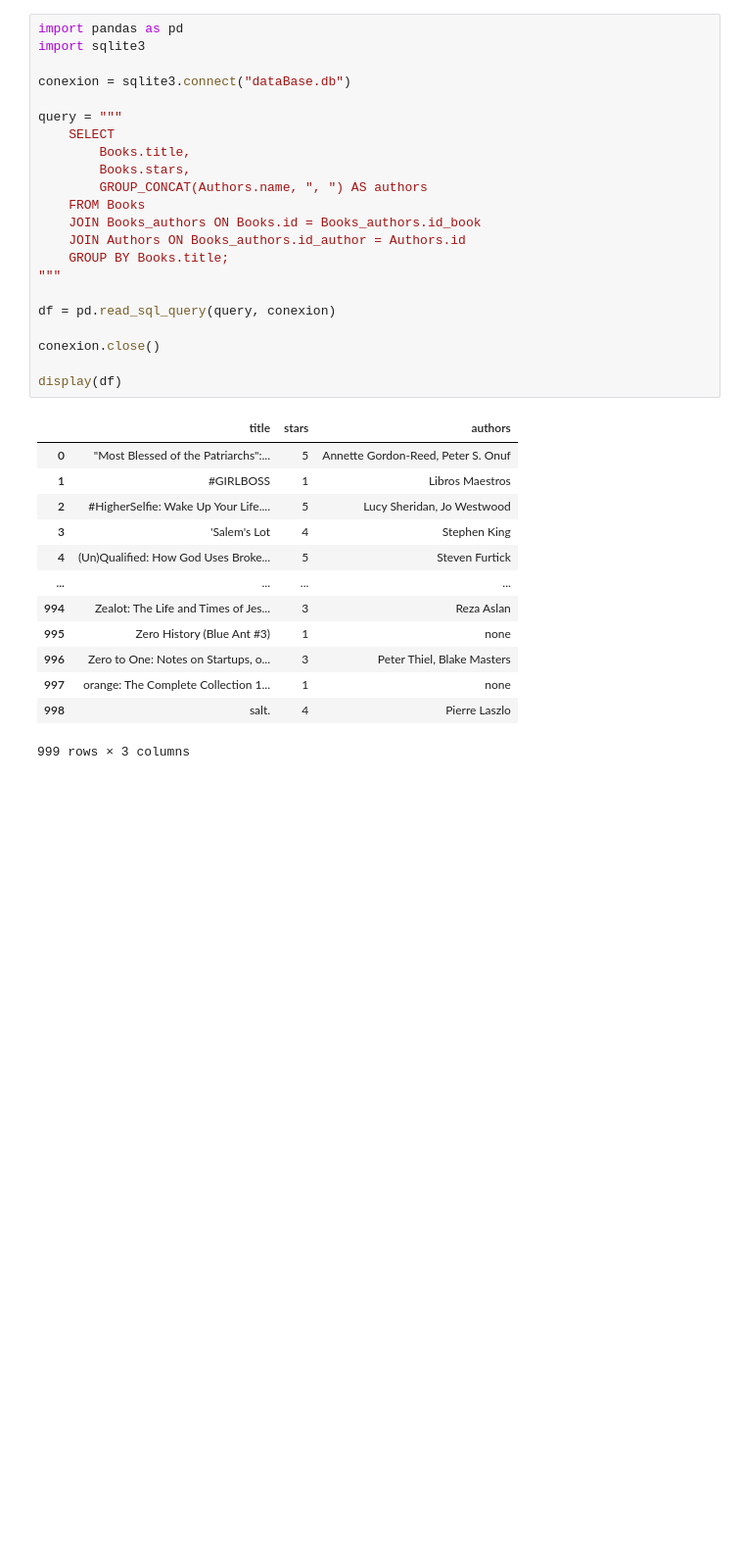
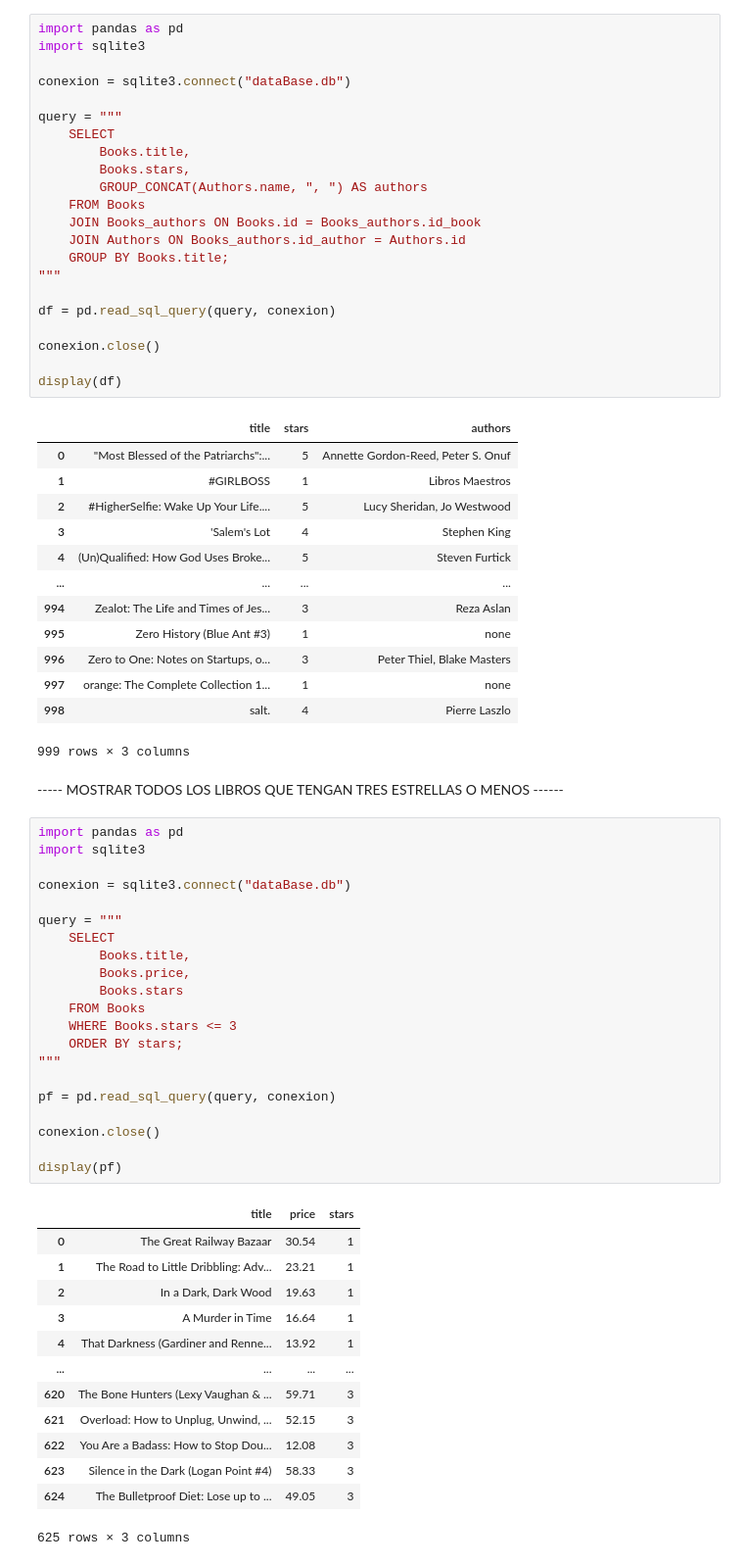
Before and after one commit to SadCloud03/challenge-4-scraper, a Jupyter notebook: scraper.ipynb, the cells around one changed output. Shown at 98% size. Cells and saved outputs as stored; diff of their text form; blank space fills up the shorter version.

```diff
--- a/scraper.ipynb
+++ b/scraper.ipynb
@@ -255,3 +257,40 @@ display(df)
 | 997 | orange: The Complete Collection 1... | 1 | none |
 | 998 | salt. | 4 | Pierre Laszlo |
 999 rows × 3 columns
+# %% [markdown]
+ ----- MOSTRAR TODOS LOS LIBROS QUE TENGAN TRES ESTRELLAS O MENOS ------
+# %%
+import pandas as pd
+import sqlite3
+
+conexion = sqlite3.connect("dataBase.db")
+
+query = """
+    SELECT
+        Books.title,
+        Books.price,
+        Books.stars
+    FROM Books
+    WHERE Books.stars <= 3
+    ORDER BY stars;
+"""
+
+pf = pd.read_sql_query(query, conexion)
+
+conexion.close()
+
+display(pf)
+# %% [output]
+|  | title | price | stars |
+| 0 | The Great Railway Bazaar | 30.54 | 1 |
+| 1 | The Road to Little Dribbling: Adv... | 23.21 | 1 |
+| 2 | In a Dark, Dark Wood | 19.63 | 1 |
+| 3 | A Murder in Time | 16.64 | 1 |
+| 4 | That Darkness (Gardiner and Renne... | 13.92 | 1 |
+| ... | ... | ... | ... |
+| 620 | The Bone Hunters (Lexy Vaughan & ... | 59.71 | 3 |
+| 621 | Overload: How to Unplug, Unwind, ... | 52.15 | 3 |
+| 622 | You Are a Badass: How to Stop Dou... | 12.08 | 3 |
+| 623 | Silence in the Dark (Logan Point #4) | 58.33 | 3 |
+| 624 | The Bulletproof Diet: Lose up to ... | 49.05 | 3 |
+625 rows × 3 columns
```
Also changed, not shown: parts of 5 cells of this notebook, 1 other file.
